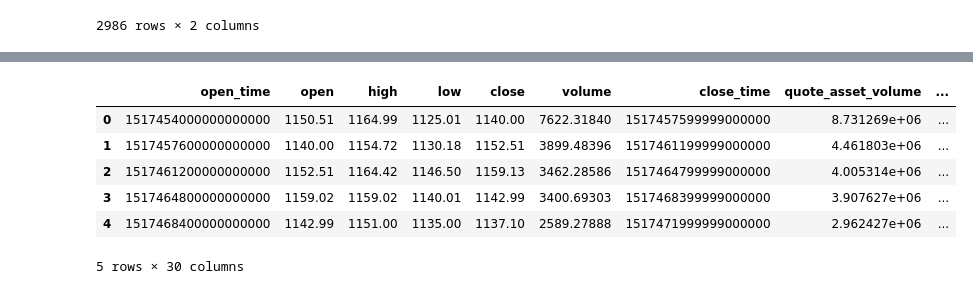
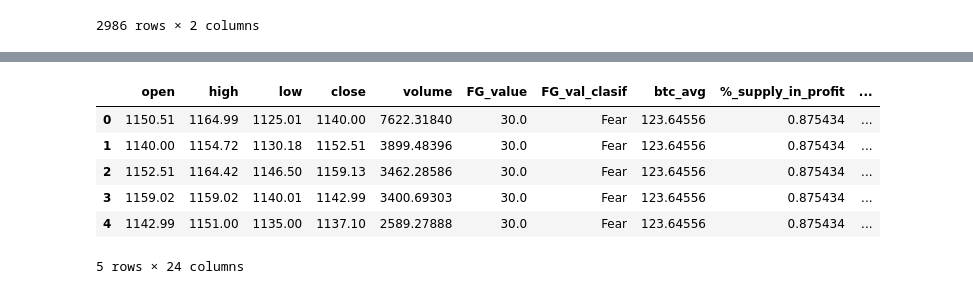
Before and after one commit to CryptoBotTeam889/cryptobot, a Jupyter notebook: notebooks/Data Preprocessing.ipynb, the cells around one changed output, grey strips where cells are left out. Drawn from its saved outputs; the diff is of its cells as text; code cells hidden in the pictures.

```diff
--- a/notebooks/Data Preprocessing.ipynb
+++ b/notebooks/Data Preprocessing.ipynb
@@ -173,12 +183,13 @@ memory usage: 4.9+ MB
 Get and Merge PERCENT SUPPLY IN PROFIT data from Glassnode (downloaded .json file)
 """
 
-JSON_PATH = "data/percent-supply-in-profit-eth-24h.json"
+JSON_PATH = "../cryptobot/data/percent-supply-in-profit-eth-24h.json"
 
 def merge_perc_supp(df, path):
     data = pd.read_json(path)
     data["close_time_day"]=data["t"].apply(lambda x: x[0:10])
     data.drop(columns="t",inplace=True)
+    data = data.rename(columns= {"close_time_day": "close_time_day", "v": "%_supply_in_profit"})
     data = df.merge(data, on = "close_time_day", how="left")
     return data
 
@@ -215,16 +226,16 @@ Loop for importing datasets with various financial indices
 
 # Index '^TNX' with "Volume" 0 value in all rows
 
-INDEX_LIST = ['^IXIC','^GSPC','GC=F','^DJI', '^TNX','DX-Y.NYB']
-START_DATE = "2020-05-05"
+SYMBOL_LIST = ['^IXIC','^GSPC','GC=F','^DJI', '^TNX','DX-Y.NYB']
+START_DATE = "2018-02-01"
 END_DATE = "2022-06-07"
 
-for i in INDEX_LIST:
-    yd = get_yahoo_data(i, START_DATE, END_DATE)
-    yd[f'{i}_Date'] = yd[f'{i}_Date'].apply(lambda x: x.strftime("%Y-%m-%d"))
-    yd.rename(columns = {f'{i}_Date':"close_time_day"}, inplace = True)
-    yd[f'{i}_avg']= yd[f'{i}_Open']+yd[f'{i}_Close']+yd[f'{i}_High']+yd[f'{i}_Low']/4
+for symbol in SYMBOL_LIST:
+    yd = get_yahoo_data(symbol, START_DATE, END_DATE)
+    yd[f'{symbol}_Date'] = yd[f'{symbol}_Date'].apply(lambda x: x.strftime("%Y-%m-%d"))
+    yd.rename(columns = {f'{symbol}_Date':"close_time_day"}, inplace = True)
+    yd[f'{symbol}_avg']= yd[f'{symbol}_Open']+yd[f'{symbol}_Close']+yd[f'{symbol}_High']+yd[f'{symbol}_Low']/4
     df_fg = df_fg.merge(yd, on = "close_time_day", how="left" )
-    df_fg.drop(columns=[f'{i}_timestamp',f'{i}_Open',f'{i}_Close',f'{i}_High',f'{i}_Low'], inplace=True)
+    df_fg.drop(columns=[f'{symbol}_timestamp',f'{symbol}_Open',f'{symbol}_Close',f'{symbol}_High',f'{symbol}_Low'], inplace=True)
 df_fg
 # %% [output]
@@ -269,0 +301,6 @@ df_fg
+# %%
+not_fillna = ["%_supply_in_profit", 'open_time', "close_time", 'close_time_min', 'close_time_day']
+aux_df = df_fg.drop(columns= not_fillna)
+aux_df.interpolate(method='linear', limit_direction='forward', axis=0, inplace=True)
+
+aux_df.isnull().sum()
@@ -269,0 +325,3 @@ df_fg
+# %%
+df_fg[list(aux_df.columns)] = aux_df
+df_fg.isnull().sum()
@@ -332,19 +397,19 @@ memory usage: 9.5+ MB
 # %%
 """
 Some Minor changes before preprocessing:
      2 columns from timestamp to int
      Dropping columns created to merge
 """
 
-df_fg["open_time"]= pd.to_datetime(df_fg["open_time"]).astype(np.int64)
-df_fg["close_time"] = pd.to_datetime(df_fg["close_time"]).astype(np.int64)
-df_fg.drop(columns=["close_time_day","close_time_min"], inplace=True)
+#df_fg["open_time"]= pd.to_datetime(df_fg["open_time"]).astype(np.int64)
+#df_fg["close_time"] = pd.to_datetime(df_fg["close_time"]).astype(np.int64)
+df_fg.drop(columns=['open_time', "close_time", 'close_time_min', 'close_time_day'], inplace=True)
 df_fg.head()
 # %% [output]
-|  | open_time | open | high | low | close | volume | close_time | quote_asset_volume | ... |
-| 0 | 1517454000000000000 | 1150.51 | 1164.99 | 1125.01 | 1140.00 | 7622.31840 | 1517457599999000000 | 8.731269e+06 | ... |
-| 1 | 1517457600000000000 | 1140.00 | 1154.72 | 1130.18 | 1152.51 | 3899.48396 | 1517461199999000000 | 4.461803e+06 | ... |
-| 2 | 1517461200000000000 | 1152.51 | 1164.42 | 1146.50 | 1159.13 | 3462.28586 | 1517464799999000000 | 4.005314e+06 | ... |
-| 3 | 1517464800000000000 | 1159.02 | 1159.02 | 1140.01 | 1142.99 | 3400.69303 | 1517468399999000000 | 3.907627e+06 | ... |
-| 4 | 1517468400000000000 | 1142.99 | 1151.00 | 1135.00 | 1137.10 | 2589.27888 | 1517471999999000000 | 2.962427e+06 | ... |
+|  | open | high | low | close | volume | FG_value | FG_val_clasif | btc_avg | %_supply_in_profit | ... |
+| 0 | 1150.51 | 1164.99 | 1125.01 | 1140.00 | 7622.31840 | 30.0 | Fear | 123.64556 | 0.875434 | ... |
+| 1 | 1140.00 | 1154.72 | 1130.18 | 1152.51 | 3899.48396 | 30.0 | Fear | 123.64556 | 0.875434 | ... |
+| 2 | 1152.51 | 1164.42 | 1146.50 | 1159.13 | 3462.28586 | 30.0 | Fear | 123.64556 | 0.875434 | ... |
+| 3 | 1159.02 | 1159.02 | 1140.01 | 1142.99 | 3400.69303 | 30.0 | Fear | 123.64556 | 0.875434 | ... |
+| 4 | 1142.99 | 1151.00 | 1135.00 | 1137.10 | 2589.27888 | 30.0 | Fear | 123.64556 | 0.875434 | ... |
-5 rows × 30 columns
+5 rows × 24 columns
```
Also changed, not shown: parts of 26 cells of this notebook, 1 other file.
